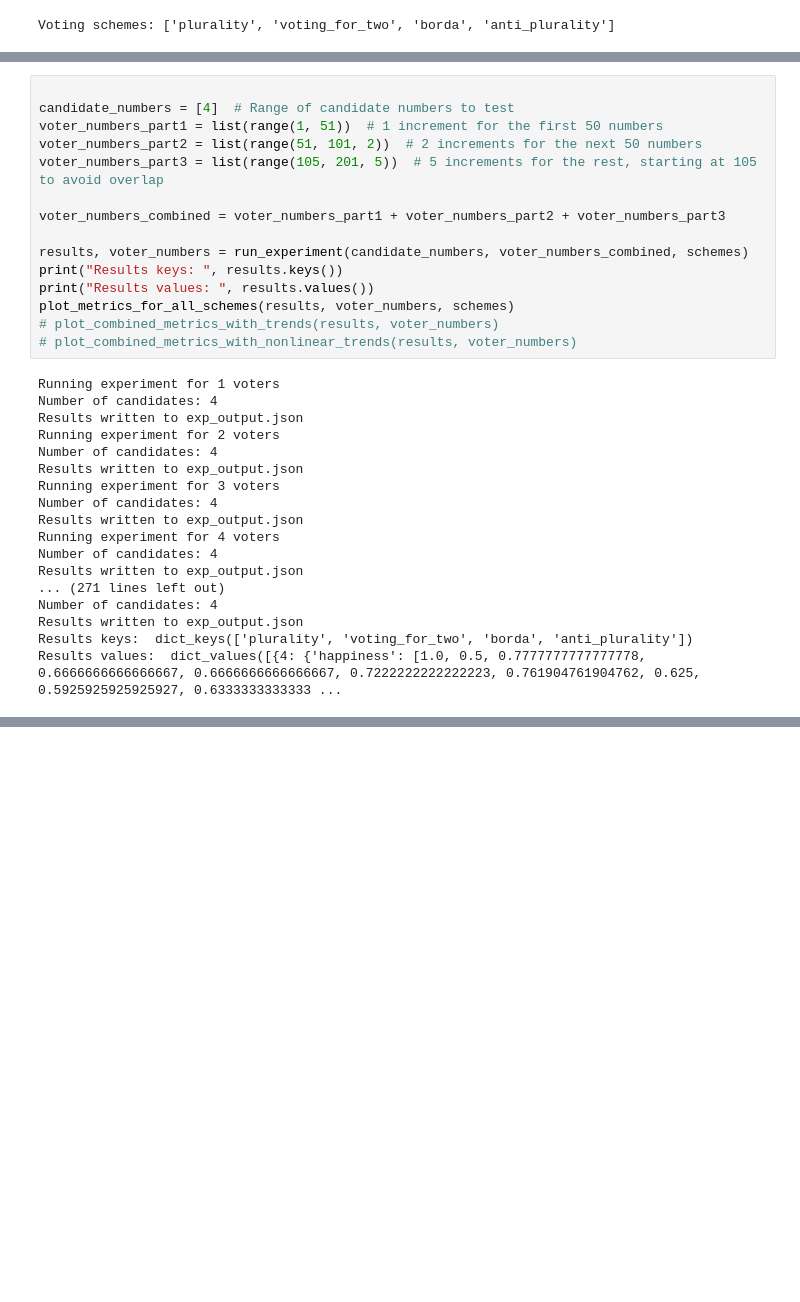
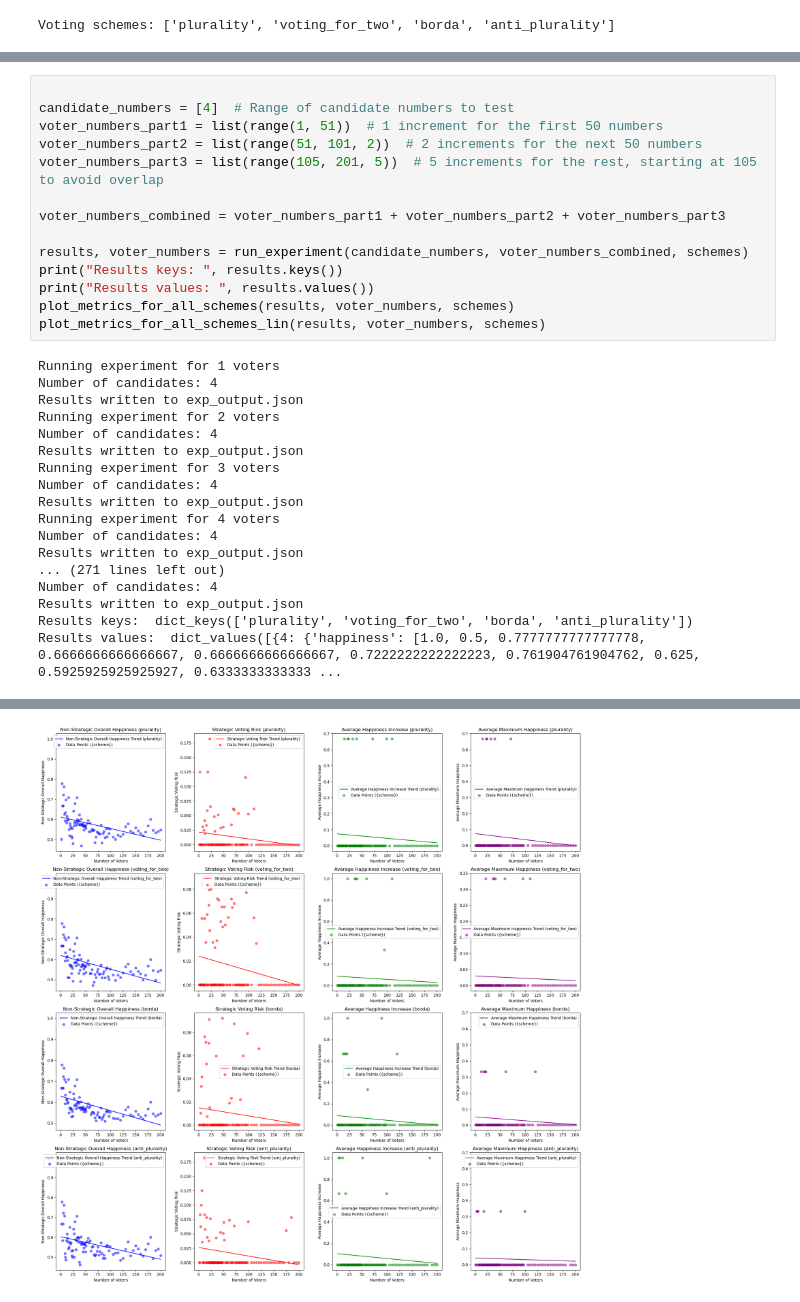
Before and after one commit to matsspoelgen/ams-tva, a Jupyter notebook: exp/experiments.ipynb, the cells around one changed output, grey strips where cells are left out. Drawn from its saved outputs; the diff is of its cells as text; blank space fills up the shorter version.

Commit message:
fix linear plotting

```diff
--- a/exp/experiments.ipynb
+++ b/exp/experiments.ipynb
@@ -267,35 +229,35 @@ Results written to exp_output.json
 candidate_numbers = [4]  # Range of candidate numbers to test
 voter_numbers_part1 = list(range(1, 51))  # 1 increment for the first 50 numbers
 voter_numbers_part2 = list(range(51, 101, 2))  # 2 increments for the next 50 numbers
 voter_numbers_part3 = list(range(105, 201, 5))  # 5 increments for the rest, starting at 105 to avoid overlap
 
 voter_numbers_combined = voter_numbers_part1 + voter_numbers_part2 + voter_numbers_part3
 
 results, voter_numbers = run_experiment(candidate_numbers, voter_numbers_combined, schemes)
 print("Results keys: ", results.keys())
 print("Results values: ", results.values())
 plot_metrics_for_all_schemes(results, voter_numbers, schemes)
-# plot_combined_metrics_with_trends(results, voter_numbers)
-# plot_combined_metrics_with_nonlinear_trends(results, voter_numbers)
+plot_metrics_for_all_schemes_lin(results, voter_numbers, schemes)
 # %% [output]
 Running experiment for 1 voters
 Number of candidates: 4
 Results written to exp_output.json
 Running experiment for 2 voters
 Number of candidates: 4
 Results written to exp_output.json
 Running experiment for 3 voters
 Number of candidates: 4
 Results written to exp_output.json
 Running experiment for 4 voters
 Number of candidates: 4
 Results written to exp_output.json
 ... (271 lines left out)
 Number of candidates: 4
 Results written to exp_output.json
 Results keys:  dict_keys(['plurality', 'voting_for_two', 'borda', 'anti_plurality'])
 Results values:  dict_values([{4: {'happiness': [1.0, 0.5, 0.7777777777777778, 0.6666666666666667, 0.6666666666666667, 0.7222222222222223, 0.761904761904762, 0.625, 0.5925925925925927, 0.6333333333333 ...
 [figure]
+[figure, added]
 # %%
 from typing import Counter
 from prettytable import PrettyTable
```
Also changed, not shown: parts of 3 cells of this notebook.
